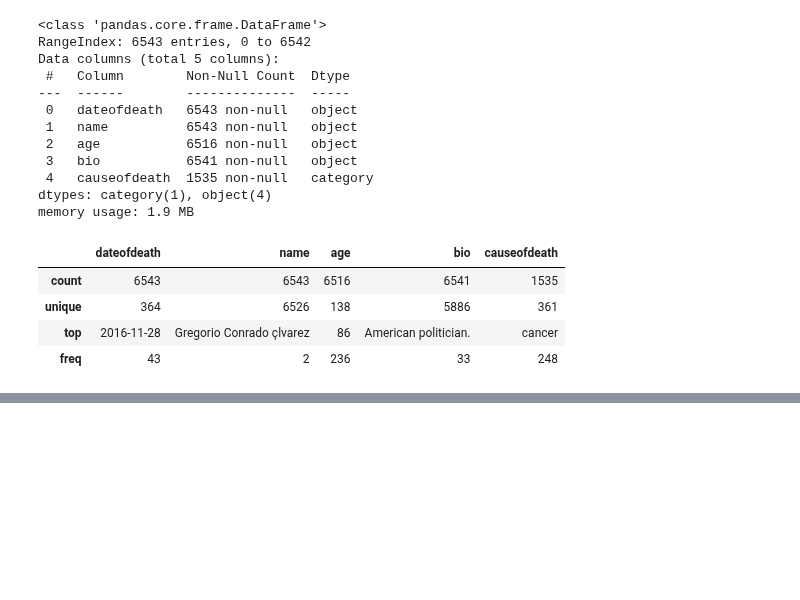
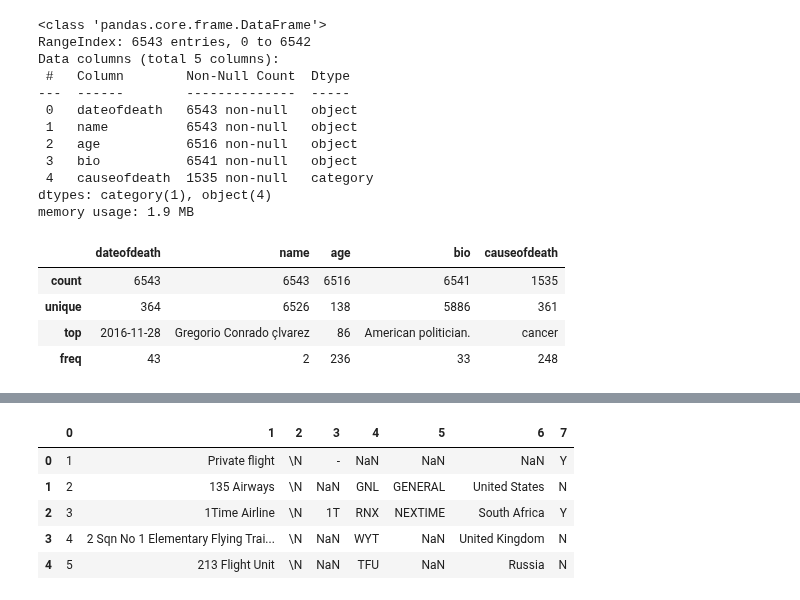
Before and after one commit to ramlaxman/cisco-2020-oct-14-pandas-tips, a Jupyter notebook: Cisco 2020 Oct 14 -- Pandas tips.ipynb, the cells around one changed output, grey strips where cells are left out. Drawn from its saved outputs; the diff is of its cells as text; code cells hidden in the pictures; blank space fills up the shorter version.

```diff
--- a/Cisco 2020 Oct 14 -- Pandas tips.ipynb
+++ b/Cisco 2020 Oct 14 -- Pandas tips.ipynb
@@ -616,0 +625,12 @@ df.describe()
+# %%
+df = pd.read_csv('airlines.dat',
+                 header=None,
+                usecols=[1, 5, 6],
+df.head()
+# %% [output]
+|  | 0 | 1 | 2 | 3 | 4 | 5 | 6 | 7 |
+| 0 | 1 | Private flight | \N | - | NaN | NaN | NaN | Y |
+| 1 | 2 | 135 Airways | \N | NaN | GNL | GENERAL | United States | N |
+| 2 | 3 | 1Time Airline | \N | 1T | RNX | NEXTIME | South Africa | Y |
+| 3 | 4 | 2 Sqn No 1 Elementary Flying Trai... | \N | NaN | WYT | NaN | United Kingdom | N |
+| 4 | 5 | 213 Flight Unit | \N | NaN | TFU | NaN | Russia | N |
```
Also changed, not shown: parts of 1 cell of this notebook.
